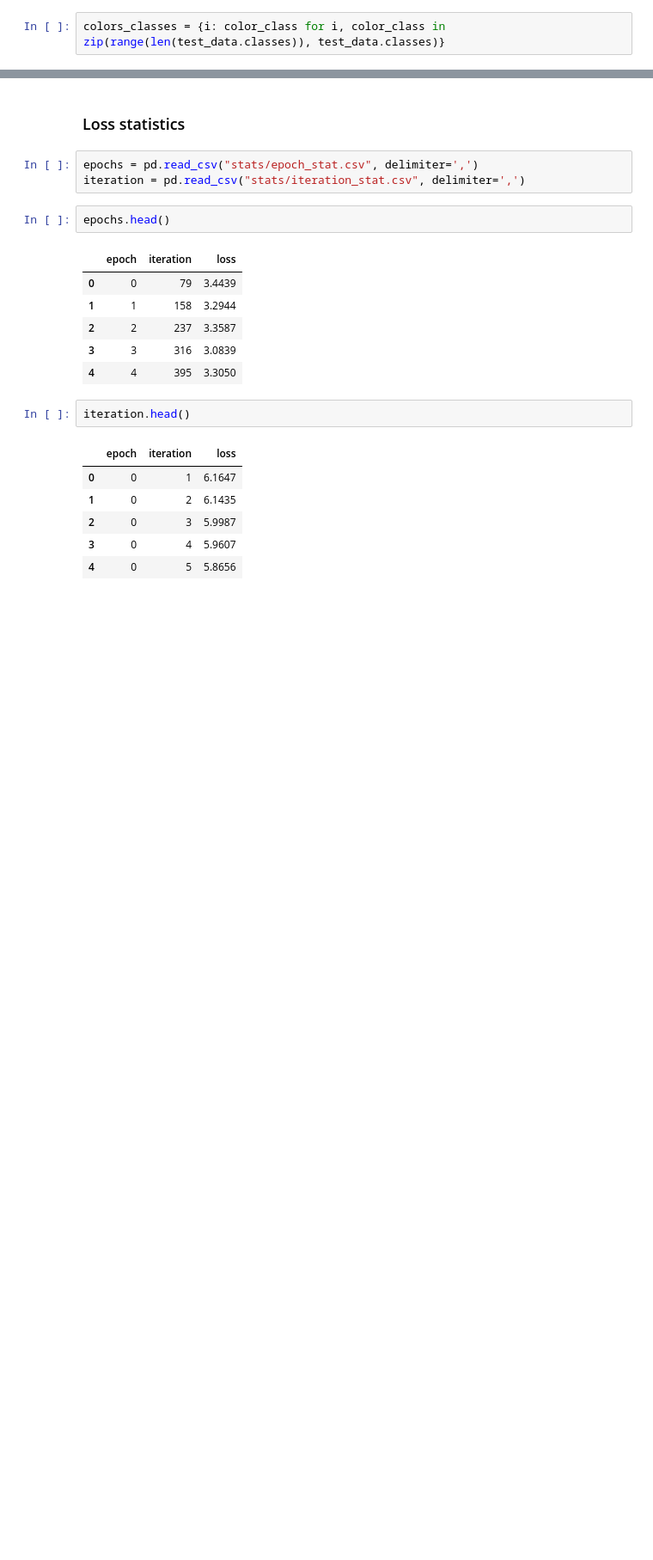
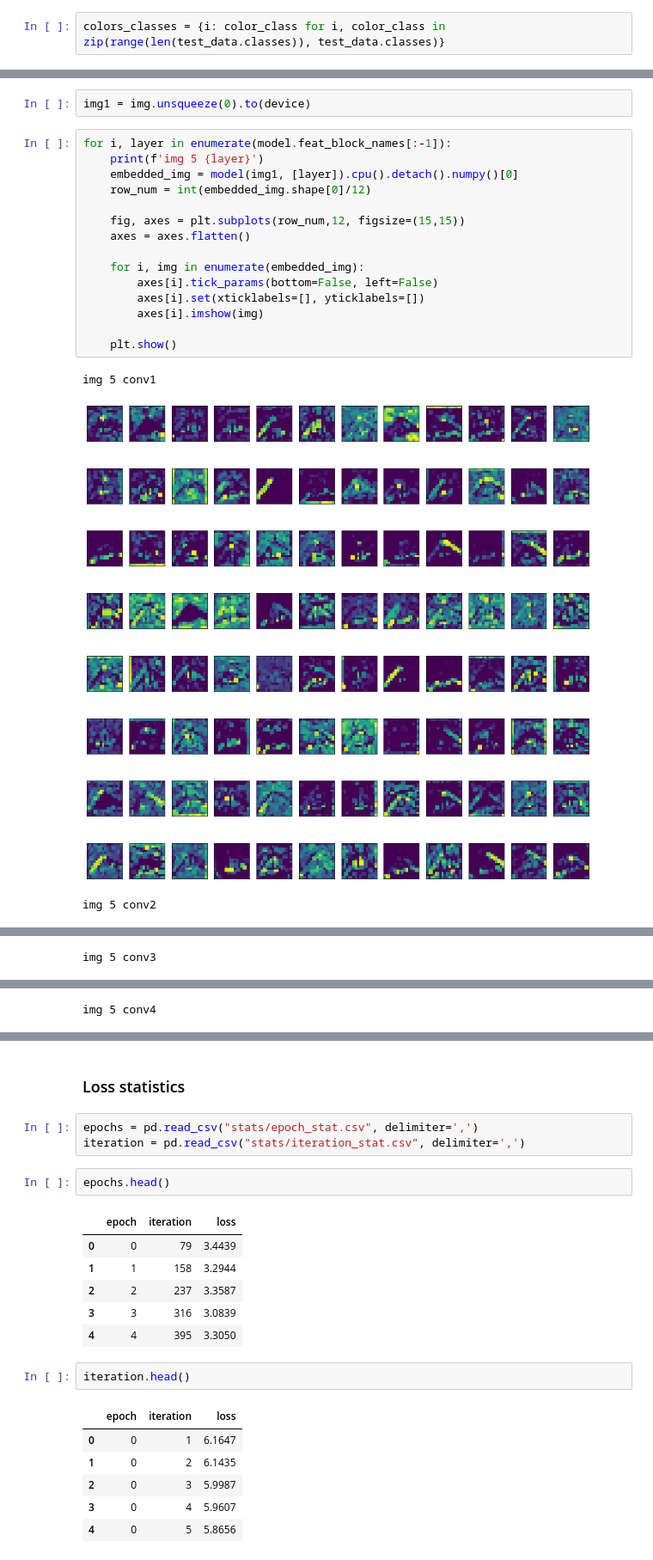
Before and after one commit to AlinaGodun/dcl_b, a Jupyter notebook: RotNetAnalysis2.ipynb, the cells around one changed output, grey strips where cells are left out. Shown at 86% size. Saved outputs shown, nothing was run; the diff lists cells and outputs as text; blank space fills up the shorter version.

```diff
--- a/RotNetAnalysis2.ipynb
+++ b/RotNetAnalysis2.ipynb
@@ -185,0 +140,21 @@ plt.show()
+# %%
+img1 = img.unsqueeze(0).to(device)
+# %%
+for i, layer in enumerate(model.feat_block_names[:-1]):
+    print(f'img 5 {layer}')
+    embedded_img = model(img1, [layer]).cpu().detach().numpy()[0]
+    row_num = int(embedded_img.shape[0]/12)
+
+    fig, axes = plt.subplots(row_num,12, figsize=(15,15))
+    axes = axes.flatten()
+
+    for i, img in enumerate(embedded_img):
+        axes[i].tick_params(bottom=False, left=False)
+        axes[i].set(xticklabels=[], yticklabels=[])
+        axes[i].imshow(img)
+
+    plt.show()
+# %% [output]
+img 5 conv1
+[figure, added]
+img 5 conv2
@@ -185,0 +162 @@ plt.show()
+img 5 conv3
@@ -185,0 +164 @@ plt.show()
+img 5 conv4
```
Also changed, not shown: parts of 15 cells of this notebook, 1 other file.
